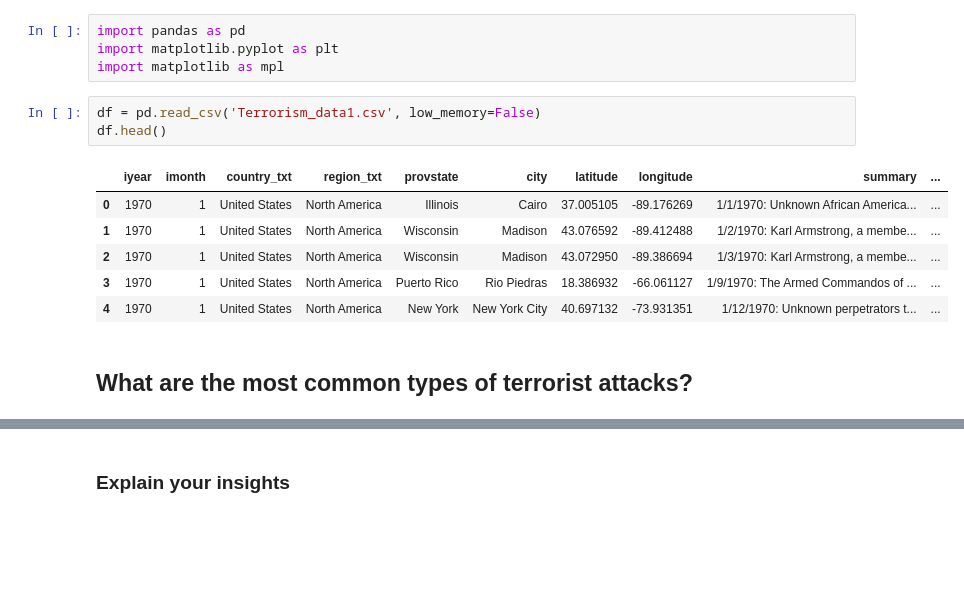
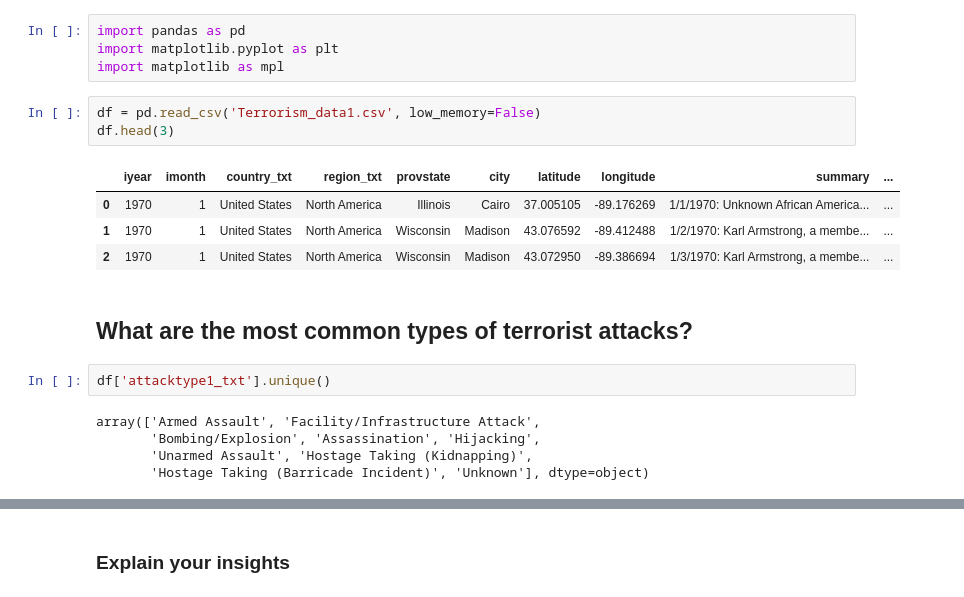
Before and after one commit to Sibonelo67/pandas-project, a Jupyter notebook: Untitled1.ipynb, the cells around one changed output, grey strips where cells are left out. Saved outputs shown, nothing was run; the diff lists cells and outputs as text; blank space fills up the shorter version.

```diff
--- a/Untitled1.ipynb
+++ b/Untitled1.ipynb
@@ -4,13 +4,18 @@ import matplotlib.pyplot as plt
 import matplotlib as mpl
 # %%
 df = pd.read_csv('Terrorism_data1.csv', low_memory=False)
-df.head()
+df.head(3)
 # %% [output]
 |  | iyear | imonth | country_txt | region_txt | provstate | city | latitude | longitude | summary | ... |
 | 0 | 1970 | 1 | United States | North America | Illinois | Cairo | 37.005105 | -89.176269 | 1/1/1970: Unknown African America... | ... |
 | 1 | 1970 | 1 | United States | North America | Wisconsin | Madison | 43.076592 | -89.412488 | 1/2/1970: Karl Armstrong, a membe... | ... |
 | 2 | 1970 | 1 | United States | North America | Wisconsin | Madison | 43.072950 | -89.386694 | 1/3/1970: Karl Armstrong, a membe... | ... |
-| 3 | 1970 | 1 | United States | North America | Puerto Rico | Rio Piedras | 18.386932 | -66.061127 | 1/9/1970: The Armed Commandos of ... | ... |
-| 4 | 1970 | 1 | United States | North America | New York | New York City | 40.697132 | -73.931351 | 1/12/1970: Unknown perpetrators t... | ... |
 # %% [markdown]
 ## What are the most common types of terrorist attacks?
+# %%
+df['attacktype1_txt'].unique()
+# %% [output]
+array(['Armed Assault', 'Facility/Infrastructure Attack',
+       'Bombing/Explosion', 'Assassination', 'Hijacking',
+       'Unarmed Assault', 'Hostage Taking (Kidnapping)',
+       'Hostage Taking (Barricade Incident)', 'Unknown'], dtype=object)
```
Also changed, not shown: parts of 6 cells of this notebook.
